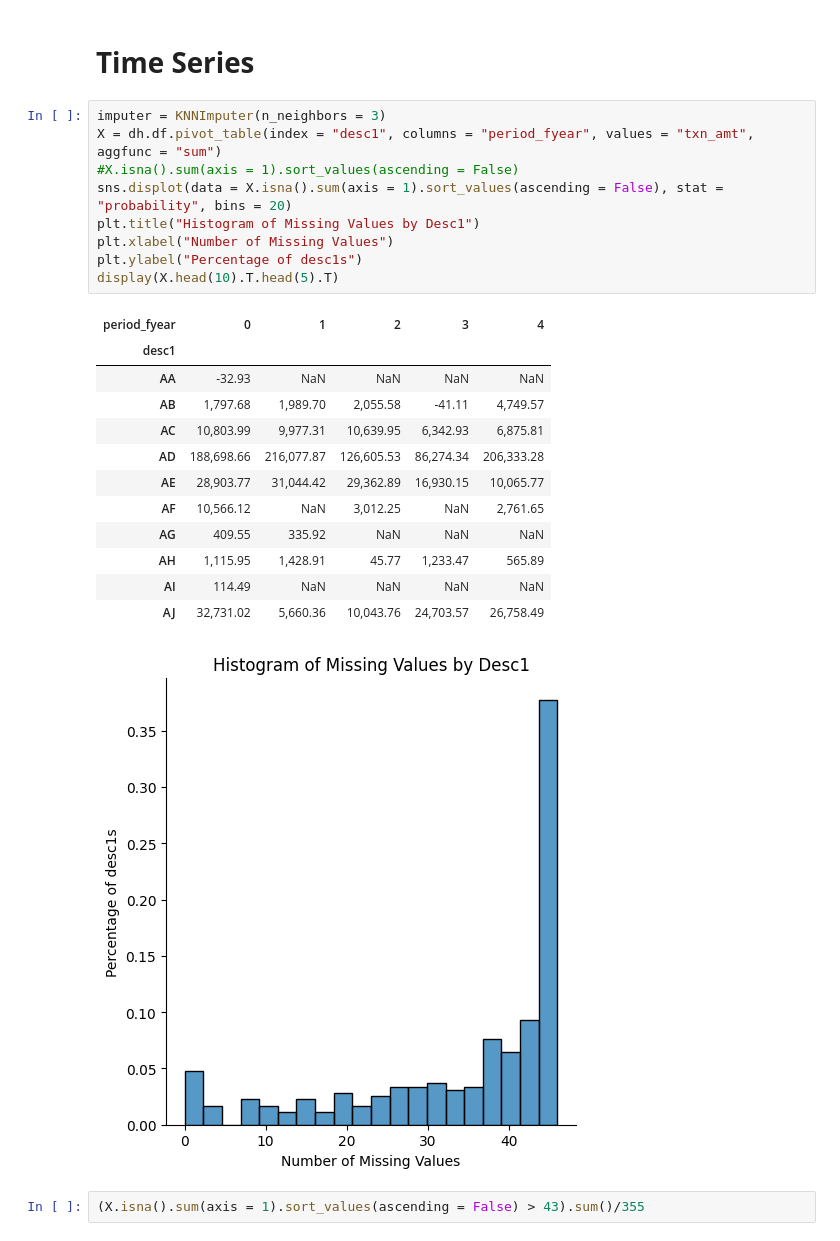
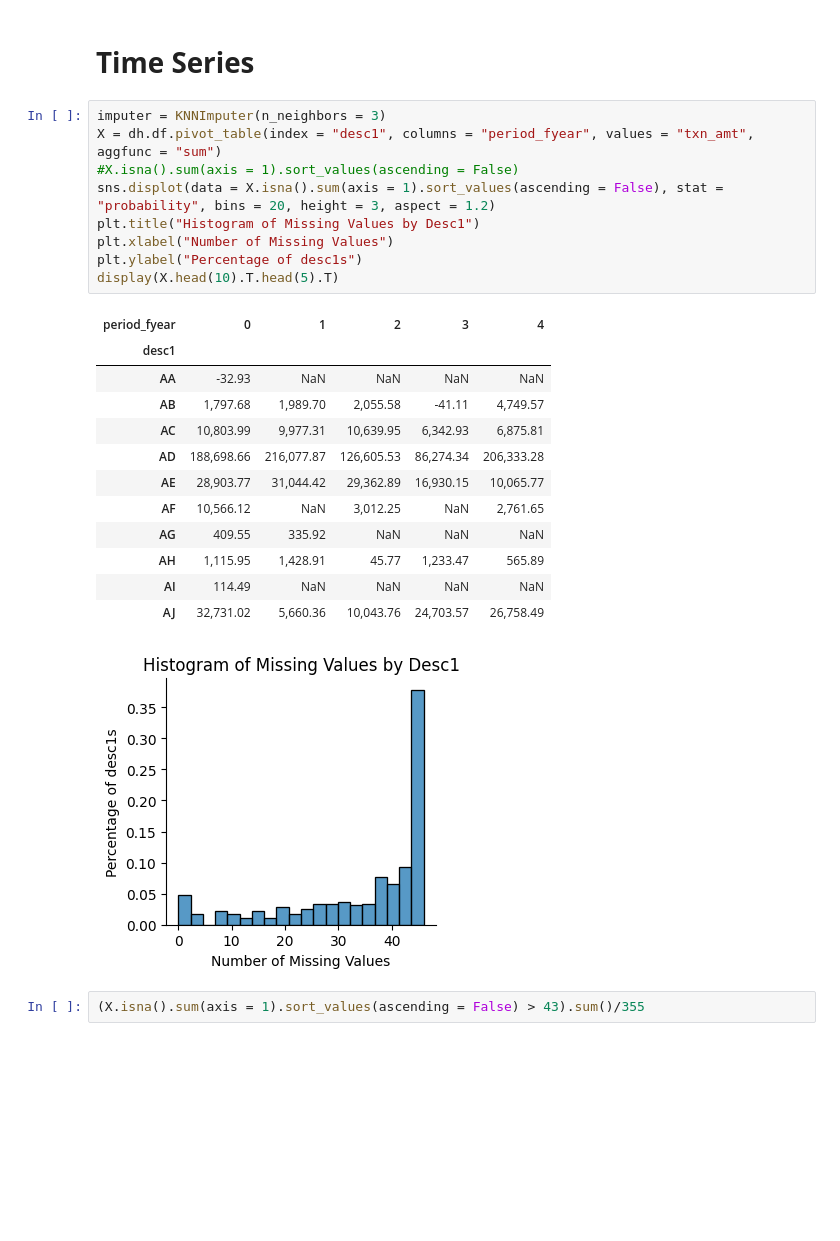
Before and after one commit to lelandjmurrin/Acquisition_Due_Dilligence_Capstone_Project, a Jupyter notebook: GeneralLedgerTxns_EDA.ipynb, the cells around one changed output. Cells and saved outputs as stored; diff of their text form; blank space fills up the shorter version.

```diff
--- a/GeneralLedgerTxns_EDA.ipynb
+++ b/GeneralLedgerTxns_EDA.ipynb
@@ -819,26 +821,26 @@ plt.xticks(rotation = 75);
 # %%
 imputer = KNNImputer(n_neighbors = 3)
 X = dh.df.pivot_table(index = "desc1", columns = "period_fyear", values = "txn_amt", aggfunc = "sum")
 #X.isna().sum(axis = 1).sort_values(ascending = False)
-sns.displot(data = X.isna().sum(axis = 1).sort_values(ascending = False), stat = "probability", bins = 20)
+sns.displot(data = X.isna().sum(axis = 1).sort_values(ascending = False), stat = "probability", bins = 20, height = 3, aspect = 1.2)
 plt.title("Histogram of Missing Values by Desc1")
 plt.xlabel("Number of Missing Values")
 plt.ylabel("Percentage of desc1s")
 display(X.head(10).T.head(5).T)
 # %% [output]
 | period_fyear | 0 | 1 | 2 | 3 | 4 |
 | desc1 |  |  |  |  |  |
 | AA | -32.93 | NaN | NaN | NaN | NaN |
 | AB | 1,797.68 | 1,989.70 | 2,055.58 | -41.11 | 4,749.57 |
 | AC | 10,803.99 | 9,977.31 | 10,639.95 | 6,342.93 | 6,875.81 |
 | AD | 188,698.66 | 216,077.87 | 126,605.53 | 86,274.34 | 206,333.28 |
 | AE | 28,903.77 | 31,044.42 | 29,362.89 | 16,930.15 | 10,065.77 |
 | AF | 10,566.12 | NaN | 3,012.25 | NaN | 2,761.65 |
 | AG | 409.55 | 335.92 | NaN | NaN | NaN |
 | AH | 1,115.95 | 1,428.91 | 45.77 | 1,233.47 | 565.89 |
 | AI | 114.49 | NaN | NaN | NaN | NaN |
 | AJ | 32,731.02 | 5,660.36 | 10,043.76 | 24,703.57 | 26,758.49 |
-[figure, old version]
+[figure, new version]
 # %%
 (X.isna().sum(axis = 1).sort_values(ascending = False) > 43).sum()/355
 # %% [output]
```
Also changed, not shown: parts of 13 cells of this notebook, 2 other files.
